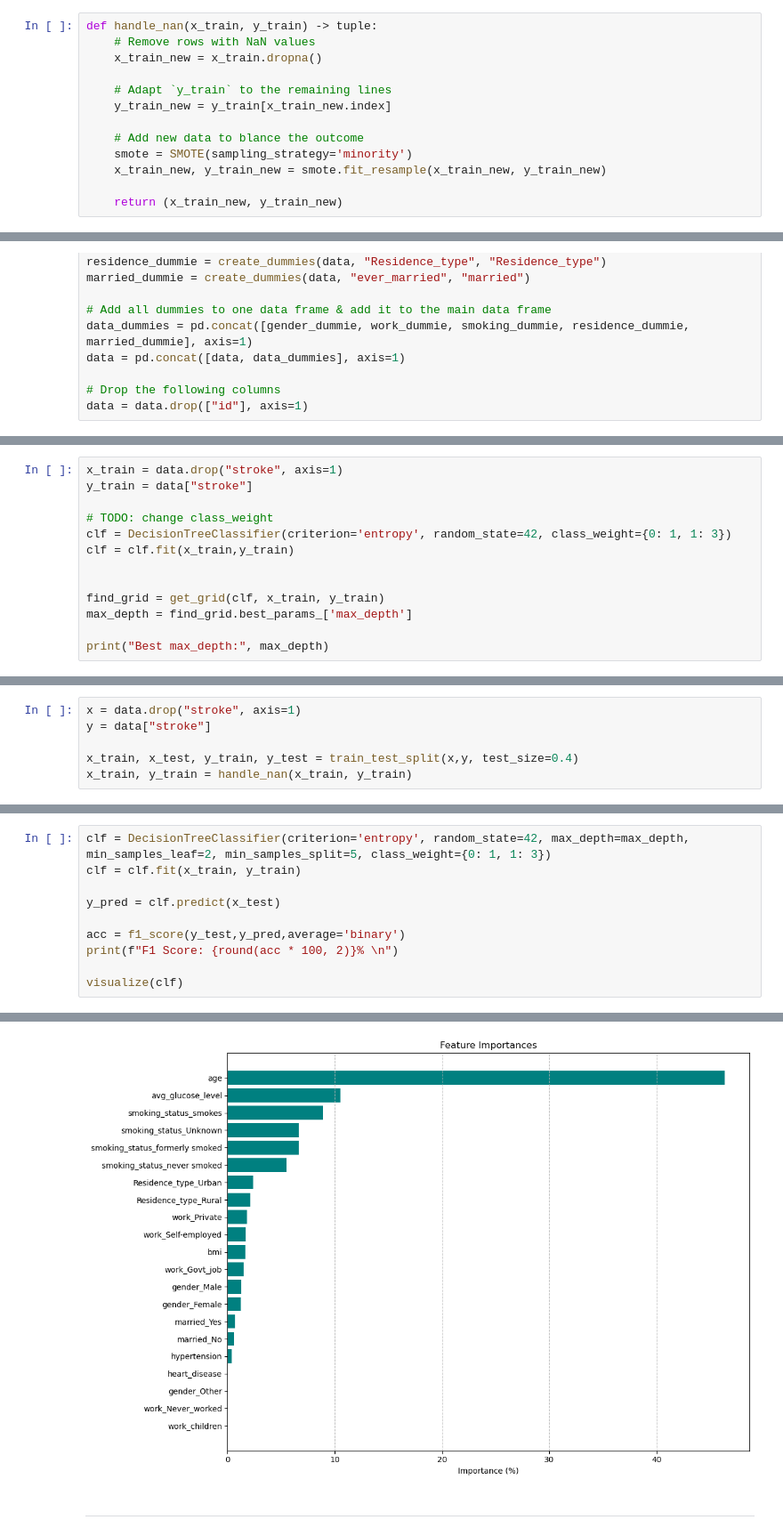
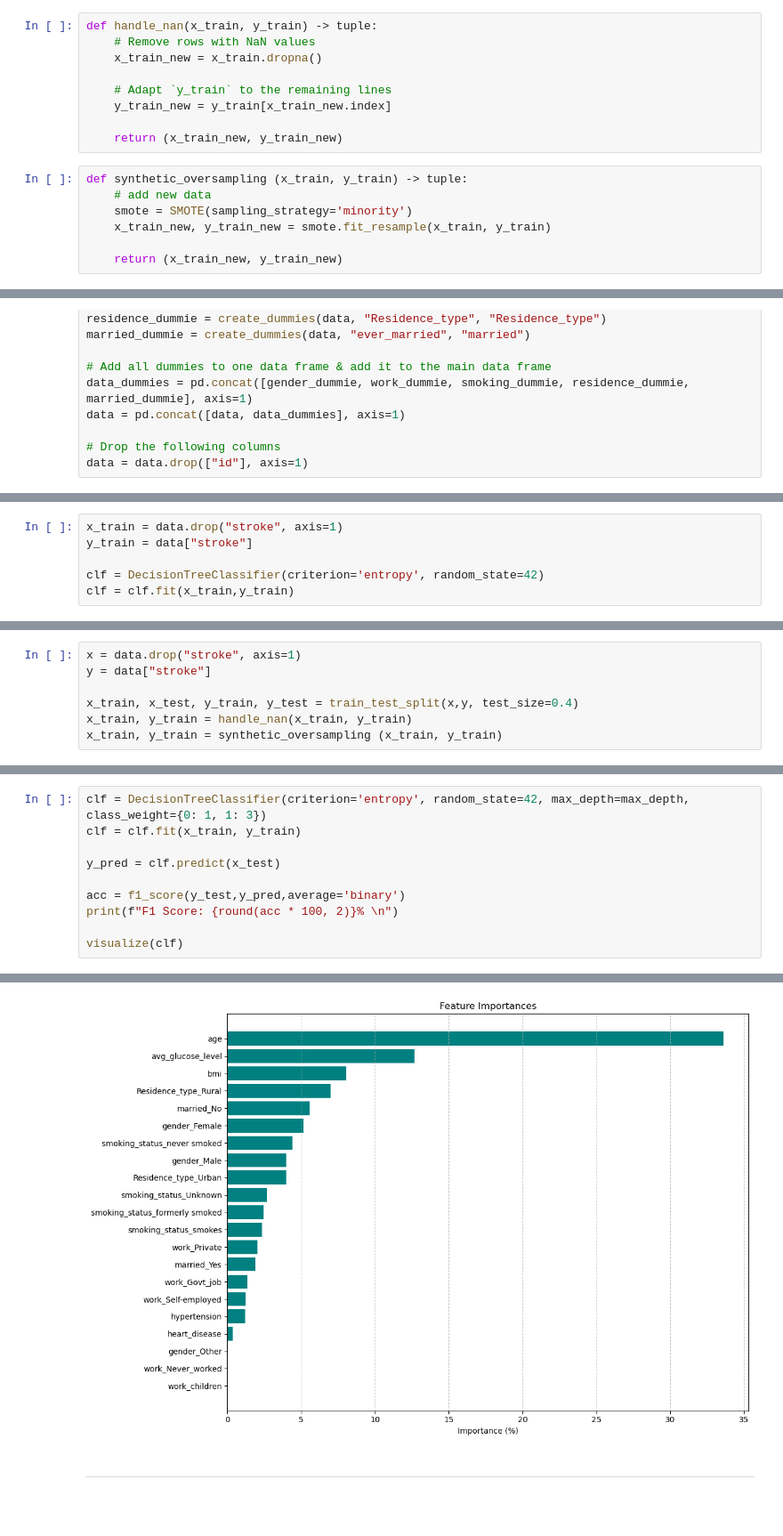
Before and after one commit to masterlukeSg/machine_learning_club, a Jupyter notebook: month_one/decissiontree.ipynb, the cells around one changed output, grey strips where cells are left out. Shown: that part at 89% size. Drawn from its saved outputs; the diff is of its cells as text; blank space fills up the shorter version.

```diff
--- a/month_one/decissiontree.ipynb
+++ b/month_one/decissiontree.ipynb
@@ -49,11 +50,14 @@ def handle_nan(x_train, y_train) -> tuple:
     # Adapt `y_train` to the remaining lines
     y_train_new = y_train[x_train_new.index]
 
-	# Add new data to blance the outcome
-    smote = SMOTE(sampling_strategy='minority')
-    x_train_new, y_train_new = smote.fit_resample(x_train_new, y_train_new)
-
     return (x_train_new, y_train_new)
+# %%
+def synthetic_oversampling (x_train, y_train) -> tuple:
+	# add new data
+	smote = SMOTE(sampling_strategy='minority')
+	x_train_new, y_train_new = smote.fit_resample(x_train, y_train)
+
+	return (x_train_new, y_train_new)
 # %%
 def visualize(clf):
     sorted_importances = get_importances(clf)
@@ -89,12 +95,5 @@ data = data.drop(["id"], axis=1)
 x_train = data.drop("stroke", axis=1)
 y_train = data["stroke"]
 
-# TODO: change class_weight
-clf = DecisionTreeClassifier(criterion='entropy', random_state=42, class_weight={0: 1, 1: 3})
+clf = DecisionTreeClassifier(criterion='entropy', random_state=42)
 clf = clf.fit(x_train,y_train)
-
-
-find_grid = get_grid(clf, x_train, y_train)
-max_depth = find_grid.best_params_['max_depth']
-
-print("Best max_depth:", max_depth)
@@ -108,3 +151,4 @@ y = data["stroke"]
 
 x_train, x_test, y_train, y_test = train_test_split(x,y, test_size=0.4)
 x_train, y_train = handle_nan(x_train, y_train)
+x_train, y_train = synthetic_oversampling (x_train, y_train)
@@ -111,5 +159,5 @@ x_train, y_train = handle_nan(x_train, y_train)
 # %%
-clf = DecisionTreeClassifier(criterion='entropy', random_state=42, max_depth=max_depth, min_samples_leaf=2, min_samples_split=5, class_weight={0: 1, 1: 3})
+clf = DecisionTreeClassifier(criterion='entropy', random_state=42, max_depth=max_depth, class_weight={0: 1, 1: 3})
 clf = clf.fit(x_train, y_train)
 
 y_pred = clf.predict(x_test)
@@ -123,4 +171,4 @@ F1 Score: 18.77%
-[figure, old version]
+[figure, new version]
 # %% [markdown]
 ---
 # %% [markdown]
```
Also changed, not shown: parts of 16 cells of this notebook.
